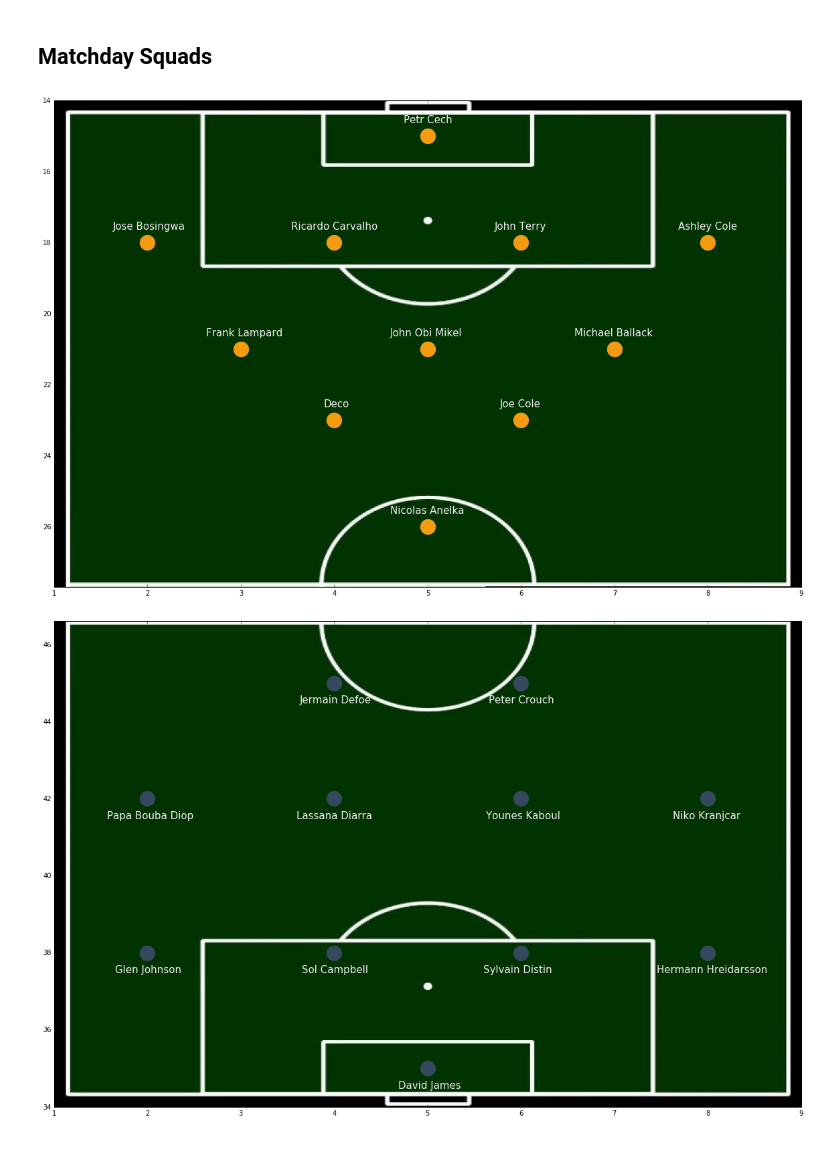
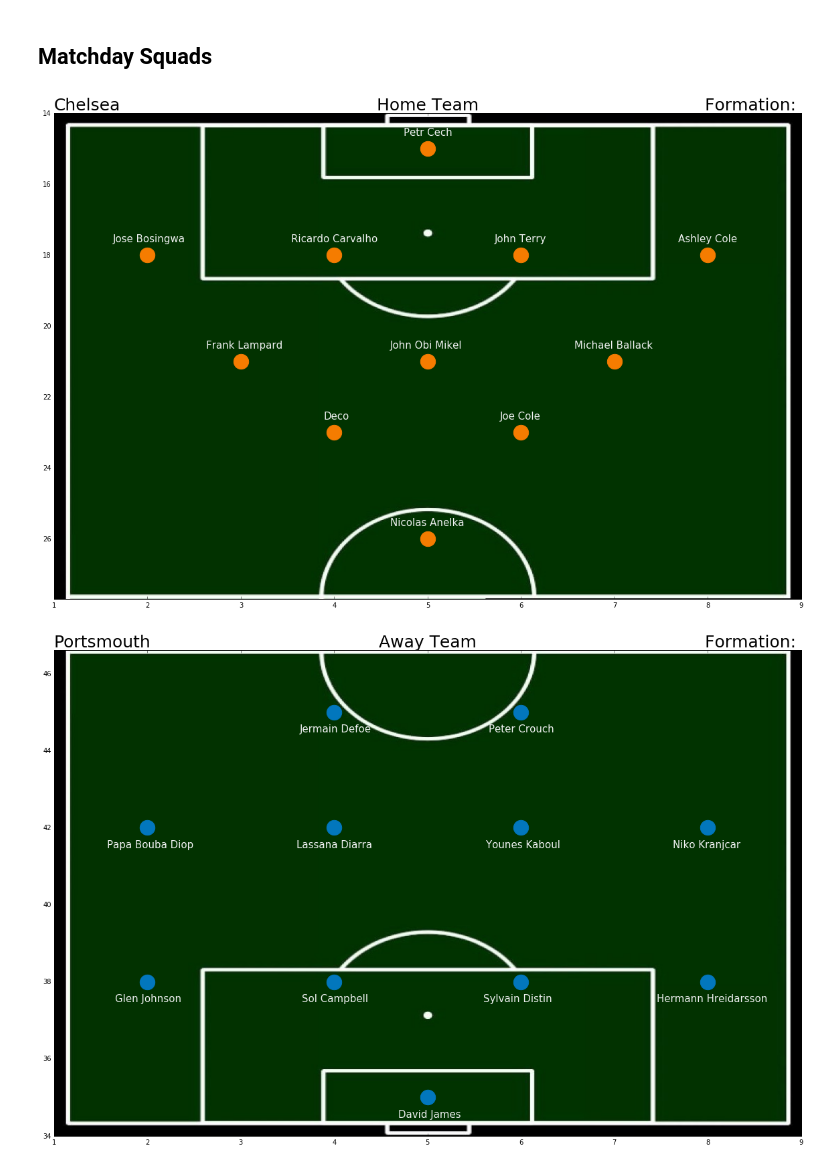
Before and after one commit to aravind-sundaresan/Premier-League-Playground, a Jupyter notebook: squad_visualization.ipynb, the cells around one changed output. Drawn from its saved outputs; the diff is of its cells as text; code cells hidden in the pictures.

Commit message:
Generated squad visualizations

```diff
--- a/squad_visualization.ipynb
+++ b/squad_visualization.ipynb
@@ -126,39 +126,48 @@ for i in range(1,12):
     home_players.append(pd.read_sql(query, conn).iloc[0]['player_name'])
     query = "SELECT player_name FROM Player where player_api_id = " + str(match_df['away_player_%d' % i].iloc[0]) +";"
     away_players.append(pd.read_sql(query, conn).iloc[0]['player_name'])
 
-#Home team in Yellow
+#Names of Teams
+home_team = team_df[team_df['team_api_id'] == match_df['home_team_api_id'].iloc[0]]['team_long_name'].iloc[0]
+away_team = team_df[team_df['team_api_id'] == match_df['away_team_api_id'].iloc[0]]['team_long_name'].iloc[0]
+
+#Home team in Orange
 plt.figure(figsize=(20,13))
 for label, x, y in zip(home_players, home_x_coordinates, home_y_coordinates):
     plt.annotate(
         label,
         xy = (x, y), xytext = (len(label)*-4, 20),
         textcoords = 'offset points',
         fontsize= 15,
         color = '#F2F3F4'
     )
 #Background field image
 img = imread('pitch1.jpg')
-plt.scatter(home_x_coordinates, home_y_coordinates, s = 500, color = '#F39C12', zorder = 2)
-plt.imshow(scipy.ndimage.rotate(img, 270), zorder = 1, extent=[min(home_x_coordinates)-1,max(home_x_coordinates)+1,min(home_y_coordinates)-1,max(home_y_coordinates)+1.7], aspect = 'auto')
+plt.title(home_team, loc = 'left', fontsize = 25)
+plt.title("Home Team", fontsize = 25)
+plt.title("Formation: ", loc = 'right', fontsize = 25)
+plt.scatter(home_x_coordinates, home_y_coordinates, s = 500, color = '#F57C00', zorder = 2)
+plt.imshow(scipy.ndimage.rotate(img, 270), zorder = 1, extent=[min(home_x_coordinates)-1, max(home_x_coordinates)+1, min(home_y_coordinates)-1, max(home_y_coordinates)+1.7], aspect = 'auto')
 plt.gca().invert_yaxis() # Invert y axis to start with the goalkeeper at the top
 
-
-#Away team in Black
+#Away team in Blue
 plt.figure(figsize=(20, 13))
 plt.gca().invert_xaxis() # Invert x axis to have right wingers on the right
 for label, x, y in zip(away_players, away_x_coordinates, away_y_coordinates):
     plt.annotate(
         label,
         xy = (x, y), xytext = (len(label)*-4, -30),
         textcoords = 'offset points',
         fontsize= 15,
         color = '#F2F3F4'
     )
 img = imread('pitch1.jpg')
-plt.scatter(away_x_coordinates, away_y_coordinates, s = 500, color = '#34495E', zorder = 2)
-plt.imshow(scipy.ndimage.rotate(img, -90), zorder = 1, extent=[min(away_x_coordinates)-1,max(away_x_coordinates)+1,min(away_y_coordinates)-1,max(away_y_coordinates)+1.6], aspect = 'auto')
+plt.title(away_team, loc = 'left', fontsize = 25)
+plt.title("Away Team", fontsize = 25)
+plt.title("Formation: ", loc = 'right', fontsize = 25)
+plt.scatter(away_x_coordinates, away_y_coordinates, s = 500, color = '#0277BD', zorder = 2)
+plt.imshow(scipy.ndimage.rotate(img, 270), zorder = 1, extent=[min(away_x_coordinates)-1, max(away_x_coordinates)+1, min(away_y_coordinates)-1, max(away_y_coordinates)+1.6], aspect = 'auto')
 plt.show()
 # %% [output]
-[figure, old version]
+[figure, new version]
-[figure, old version]
+[figure, new version]
```
Also changed, not shown: parts of 1 cell of this notebook.
